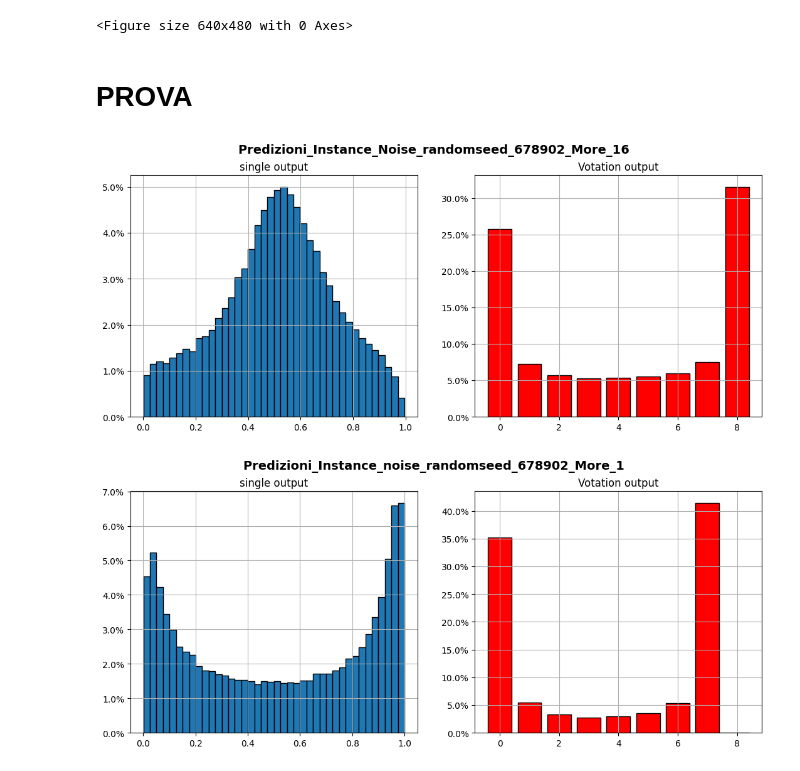
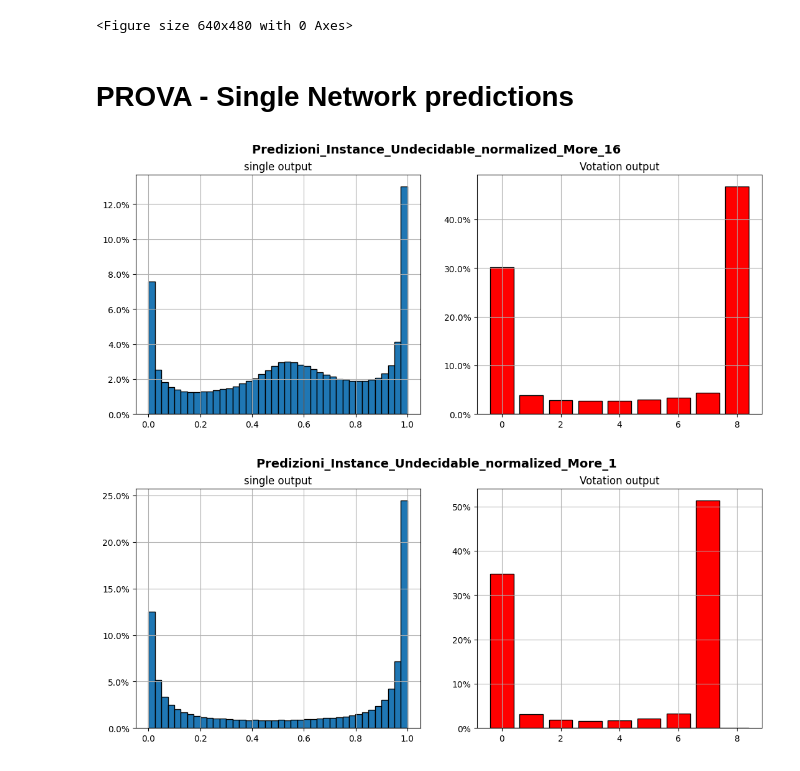
Before and after one commit to Nemenick/primoprogetto, a Jupyter notebook: Codici/_Predizioni_bag_plot.ipynb, the cells around one changed output. Cells and saved outputs as stored; diff of their text form; code cells hidden in the pictures.

```diff
--- a/Codici/_Predizioni_bag_plot.ipynb
+++ b/Codici/_Predizioni_bag_plot.ipynb
@@ -579,51 +511,51 @@ D.plotta(ind_04_06[0:500],150,"Undecidable_normalized_tra_04_06_More_16","/home/
 # %% [output]
 <Figure size 640x480 with 0 Axes>
 # %% [markdown]
-# PROVA
+# PROVA - Single Network predictions
 # %%
-# Vedo ensamble di More_ che fa su instance noise
+# Vedo ensamble di More_16 che fa su instance noise
 import pandas as pd
 import numpy as np
 from matplotlib.ticker import PercentFormatter
 import matplotlib.pyplot as plt
 
-nome = "Predizioni_Instance_Noise_randomseed_678902_More_16"
+#nome = "Predizioni_Instance_Noise_randomseed_678902_More_16"
+#pat = f"/home/silvia/Documents/GitHub/primoprogetto/Codici/Tentativi/More_16/{nome}.csv"
+
+nome = "Predizioni_Instance_Undecidable_normalized_More_16"
 pat = f"/home/silvia/Documents/GitHub/primoprogetto/Codici/Tentativi/More_16/{nome}.csv"
-
-#nome = "Predizioni_Instance_Undecidable_normalized_ALTRO_More_16"
-#pat = f"/home/silvia/Documents/GitHub/primoprogetto/Codici/Tentativi/More_16/{nome}.csv"
 
 datapd = pd.read_csv(pat)
 datapd = datapd.drop("traccia", axis=1)
 datapd = datapd.drop("y_Mano", axis=1)
 
 mean = datapd.mean(axis=1)
 mean
 df_bool = (datapd >=0.5)
 votation = df_bool.sum(axis=1)
 
 
 
 nbins = 40
 bin_edges = []
 # bin_edges = [-0.4,0.4,0.6,1.4,1.6,2.4,2.6,3.4,3.6,4.4,4.6,5.4,5.6,6.4,6.6,7.4]
 for i in range(9):
     bin_edges.append(-0.4+i)
     bin_edges.append(0.4+i)
 
 fig, axi = plt.subplots(1,2, figsize=(13,5))
 
 datapd["y_predict2"].hist(bins=40, edgecolor="black",   ax=axi[0],weights=np.ones(len(datapd["y_predict1"])) / len(datapd["y_predict1"]))
 votation.hist(bins=bin_edges,edgecolor="black",   ax=axi[1],weights=np.ones(len(mean)) / len(mean), color = "red")
 axi[0].yaxis.set_major_formatter(PercentFormatter(1))
 axi[0].set_title("single output", wrap=True, loc='center')
 axi[1].yaxis.set_major_formatter(PercentFormatter(1))
 axi[1].set_title("Votation output", wrap=True)
 
 fig.suptitle(f"{nome} ", fontsize=14, fontweight='bold')
 plt.savefig(f"/home/silvia/Desktop/Immagini/{nome}.jpg")
 # %% [output]
-[figure, old version]
+[figure, new version]
 # %%
 # Vedo ensamble di More_ che fa su instance noise
 import pandas as pd
@@ -631,11 +563,11 @@ import numpy as np
 from matplotlib.ticker import PercentFormatter
 import matplotlib.pyplot as plt
 
-nome = "Predizioni_Instance_noise_randomseed_678902_More_1"
+# nome = "Predizioni_Instance_noise_randomseed_678902_More_1"
+# pat = f"/home/silvia/Documents/GitHub/primoprogetto/Codici/Tentativi/More_1/{nome}.csv"
+
+nome = "Predizioni_Instance_Undecidable_normalized_More_1"
 pat = f"/home/silvia/Documents/GitHub/primoprogetto/Codici/Tentativi/More_1/{nome}.csv"
-
-#nome = "Predizioni_Instance_Undecidable_normalized_More_1"
-#pat = f"/home/silvia/Documents/GitHub/primoprogetto/Codici/Tentativi/More_1/{nome}.csv"
 
 datapd = pd.read_csv(pat)
 datapd = datapd.drop("traccia", axis=1)
@@ -657,7 +589,7 @@ for i in range(9):
 
 fig, axi = plt.subplots(1,2, figsize=(13,5))
 
-datapd["y_predict2"].hist(bins=40, edgecolor="black",   ax=axi[0],weights=np.ones(len(datapd["y_predict1"])) / len(datapd["y_predict1"]))
+datapd["y_predict1"].hist(bins=40, edgecolor="black",   ax=axi[0],weights=np.ones(len(datapd["y_predict1"])) / len(datapd["y_predict1"]))
 votation.hist(bins=bin_edges,edgecolor="black",   ax=axi[1],weights=np.ones(len(mean)) / len(mean), color = "red")
 axi[0].yaxis.set_major_formatter(PercentFormatter(1))
 axi[0].set_title("single output", wrap=True, loc='center')
@@ -667,4 +599,4 @@ axi[1].set_title("Votation output", wrap=True)
 fig.suptitle(f"{nome} ", fontsize=14, fontweight='bold')
 plt.savefig(f"/home/silvia/Desktop/Immagini/{nome}.jpg")
 # %% [output]
-[figure, old version]
+[figure, new version]
```
Also changed, not shown: parts of 9 cells of this notebook, 3 other files.
